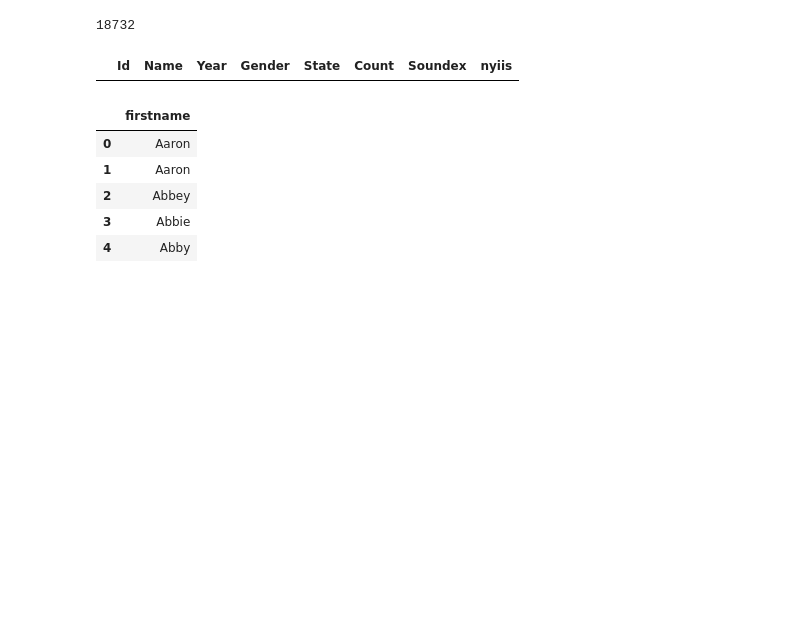
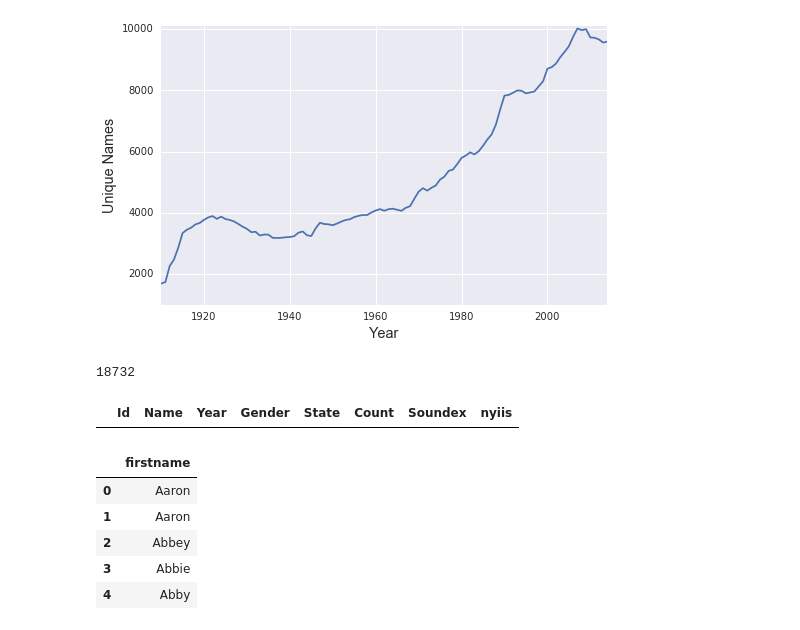
Before and after one commit to courtneywmorris/US-Names-Project, a Jupyter notebook: notebooks/EDA.ipynb, the cells around one changed output. Cells and saved outputs as stored; diff of their text form; code cells hidden in the pictures; blank space fills up the shorter version.

```diff
--- a/code/EDA.ipynb
+++ b/notebooks/EDA.ipynb
@@ -29,3 +29,12 @@ len(sample.Name.unique()), len(df.Name.unique())
+# %%
+fig = plt.figure(figsize=(8,5))
+sns.plt.plot(range(1910,2015,1), unique_names)
+plt.xlim(1910,2014)
+plt.ylim(1000, 10100)
+plt.xlabel('Year', fontsize='large')
+plt.ylabel('Unique Names', fontsize='large');
+# %% [output]
+[figure, added]
 # %%
 df_decade = df[(df['Year'] > 2000)]
 # %%
```
Also changed, not shown: parts of 11 cells of this notebook, 14 other files.
